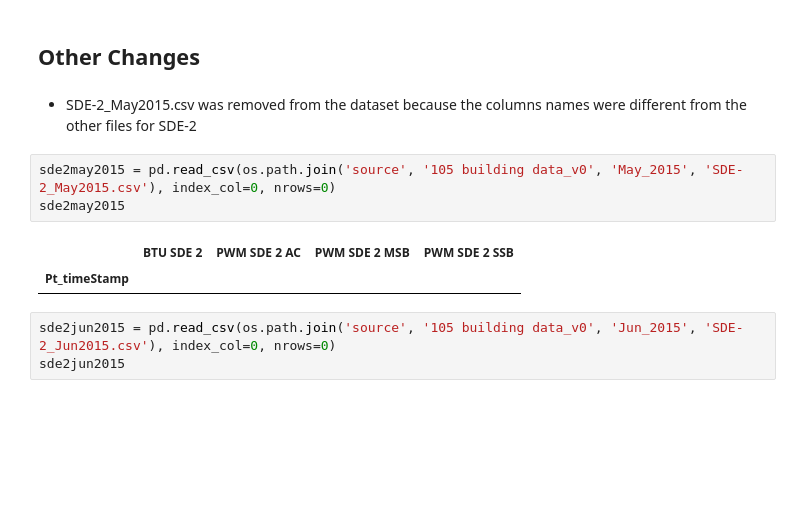
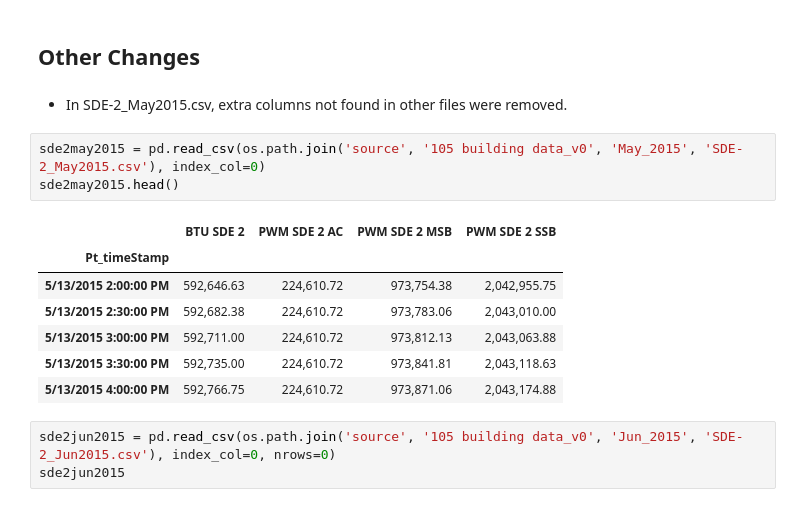
Before and after one commit to tkokkeng/KE5105-Time-Series-Forecasting, a Jupyter notebook: exploration/transform1.ipynb, the cells around one changed output. Cells and saved outputs as stored; diff of their text form; blank space fills up the shorter version.

```diff
--- a/exploration/transform1.ipynb
+++ b/exploration/transform1.ipynb
@@ -366,14 +420,19 @@ with open(os.path.join('source', 'other_data', 'bldg-columns.json'), 'w') as out
     json.dump(cols, outfile)
 # %% [markdown]
 ## Other Changes
-# %% [markdown]
-* SDE-2_May2015.csv was removed from the dataset because the columns names were different from the other files for SDE-2
+# %% [markdown]
+* In SDE-2_May2015.csv, extra columns not found in other files were removed.
 # %%
-sde2may2015 = pd.read_csv(os.path.join('source', '105 building data_v0', 'May_2015', 'SDE-2_May2015.csv'), index_col=0, nrows=0)
-sde2may2015
+sde2may2015 = pd.read_csv(os.path.join('source', '105 building data_v0', 'May_2015', 'SDE-2_May2015.csv'), index_col=0)
+sde2may2015.head()
 # %% [output]
 |  | BTU SDE 2 | PWM SDE 2 AC | PWM SDE 2 MSB | PWM SDE 2 SSB |
 | Pt_timeStamp |  |  |  |  |
+| 5/13/2015 2:00:00 PM | 592,646.63 | 224,610.72 | 973,754.38 | 2,042,955.75 |
+| 5/13/2015 2:30:00 PM | 592,682.38 | 224,610.72 | 973,783.06 | 2,043,010.00 |
+| 5/13/2015 3:00:00 PM | 592,711.00 | 224,610.72 | 973,812.13 | 2,043,063.88 |
+| 5/13/2015 3:30:00 PM | 592,735.00 | 224,610.72 | 973,841.81 | 2,043,118.63 |
+| 5/13/2015 4:00:00 PM | 592,766.75 | 224,610.72 | 973,871.06 | 2,043,174.88 |
 # %%
 sde2jun2015 = pd.read_csv(os.path.join('source', '105 building data_v0', 'Jun_2015', 'SDE-2_Jun2015.csv'), index_col=0, nrows=0)
 sde2jun2015
```
Also changed, not shown: parts of 51 cells of this notebook, 1 other file.
